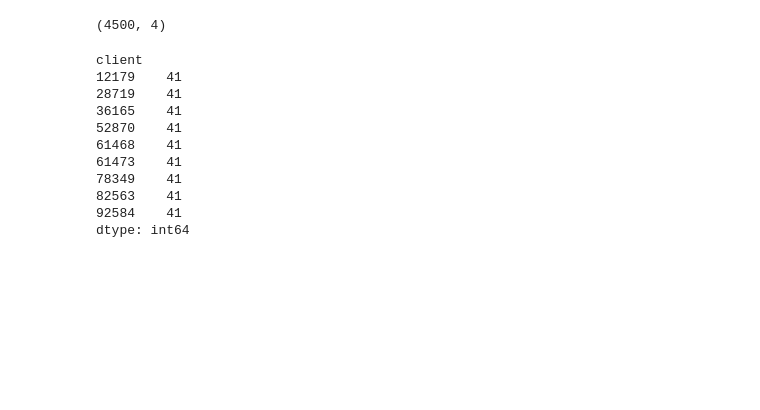
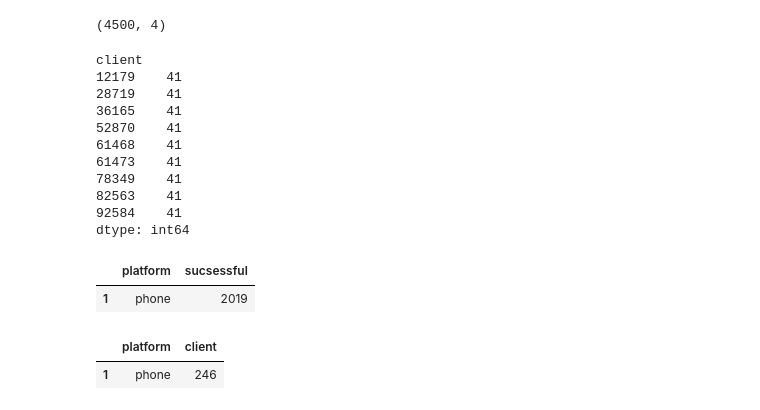
Before and after one commit to AnastasiiaNikonova/mini_project_1, a Jupyter notebook: miniproject_3.ipynb, the cells around one changed output. Drawn from its saved outputs; the diff is of its cells as text; code cells hidden in the pictures; blank space fills up the shorter version.

```diff
--- a/miniproject_3.ipynb
+++ b/miniproject_3.ipynb
@@ -56,3 +64,32 @@ client
 82563    41
 92584    41
 dtype: int64
+# %%
+# Задание_№3
+# С какой платформы осуществляется наибольшее количество успешных операций?
+
+the_best_platform = logs.query('success == True')\
+                        .groupby('platform', as_index = False)\
+                        .agg({'client':'count'})\
+                        .rename(columns = {'client':'sucsessful'})\
+                        .sort_values('sucsessful', ascending = False)\
+                        .head(1)
+the_best_platform
+# %% [output]
+|  | platform | sucsessful |
+| 1 | phone | 2019 |
+# %%
+# Задание_№4
+# Какая платформа наиболее популярна среди премиумных клиентов?
+
+all_data = user_data.merge(logs, on = 'client') # combine data from both dataframes
+
+premium_preference = all_data.query('premium == True')\
+                            .groupby('platform', as_index = False)\
+                            .agg({'client':'count'})\
+                            .sort_values('client', ascending = False)\
+                            .head(1)
+premium_preference
+# %% [output]
+|  | platform | client |
+| 1 | phone | 246 |
```
Also changed, not shown: parts of 4 cells of this notebook.
